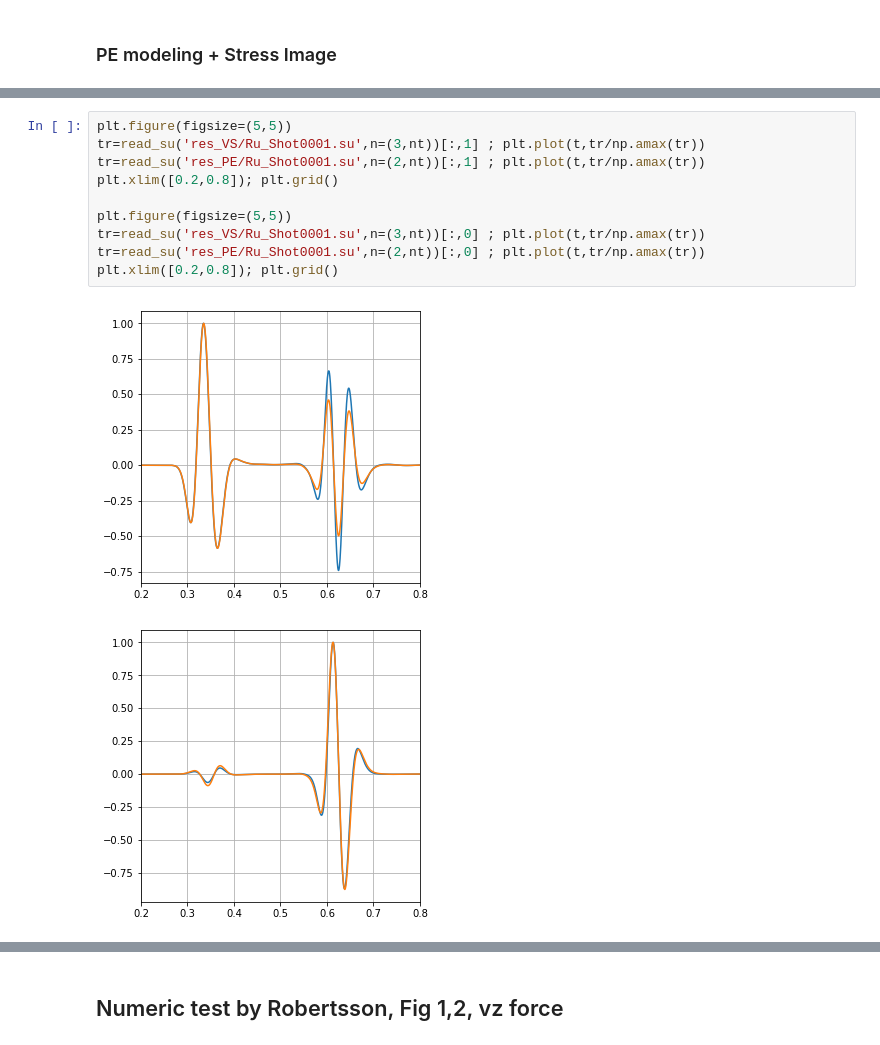
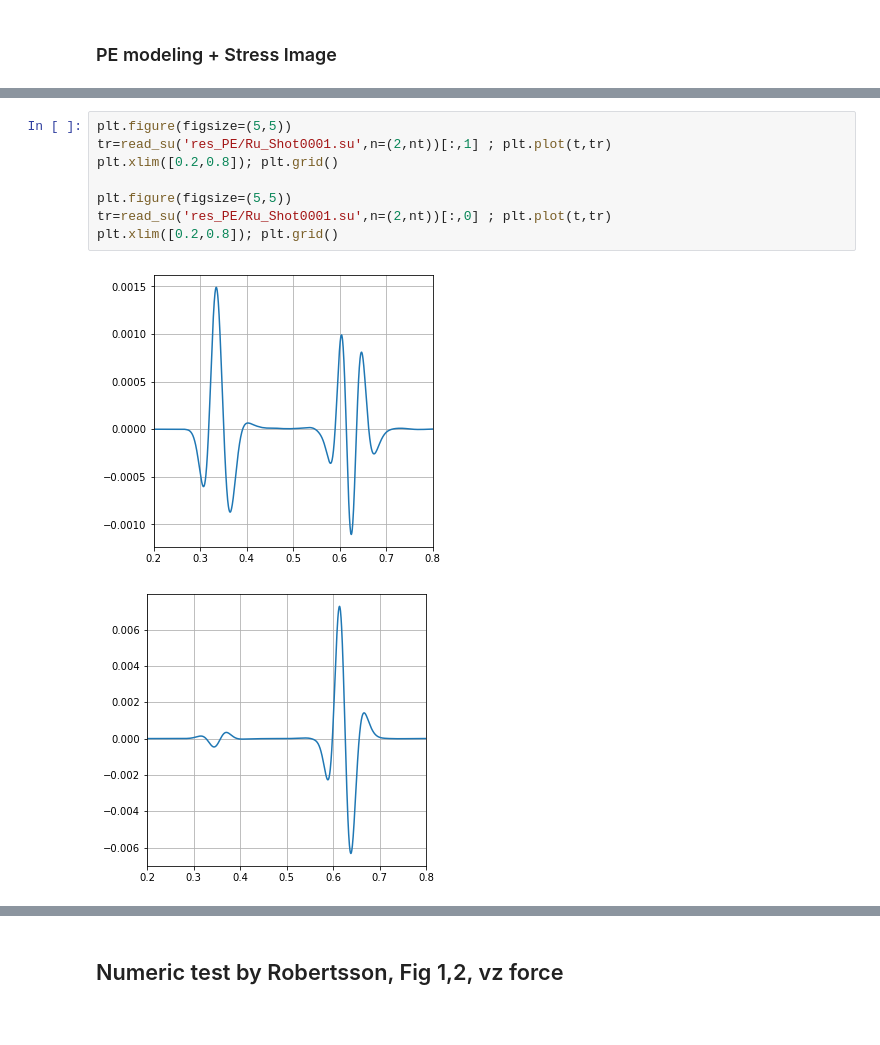
Before and after one commit to joeyartech/SeisJIMU, a Jupyter notebook: Demo/01_ForwardModeling_DAS_Freesurface/go.ipynb, the cells around one changed output, grey strips where cells are left out. Drawn from its saved outputs; the diff is of its cells as text.

```diff
--- a/Demo/01_ForwardModeling_DAS_Freesurface/go.ipynb
+++ b/Demo/01_ForwardModeling_DAS_Freesurface/go.ipynb
@@ -380,13 +380,11 @@ plt.subplot(1,3,3); imshow(read_snap('res_PE/snap_fld_u%es'),perc=98)
 # %%
 plt.figure(figsize=(5,5))
-tr=read_su('res_VS/Ru_Shot0001.su',n=(3,nt))[:,1] ; plt.plot(t,tr/np.amax(tr))
-tr=read_su('res_PE/Ru_Shot0001.su',n=(2,nt))[:,1] ; plt.plot(t,tr/np.amax(tr))
+tr=read_su('res_PE/Ru_Shot0001.su',n=(2,nt))[:,1] ; plt.plot(t,tr)
 plt.xlim([0.2,0.8]); plt.grid()
 
 plt.figure(figsize=(5,5))
-tr=read_su('res_VS/Ru_Shot0001.su',n=(3,nt))[:,0] ; plt.plot(t,tr/np.amax(tr))
-tr=read_su('res_PE/Ru_Shot0001.su',n=(2,nt))[:,0] ; plt.plot(t,tr/np.amax(tr))
+tr=read_su('res_PE/Ru_Shot0001.su',n=(2,nt))[:,0] ; plt.plot(t,tr)
 plt.xlim([0.2,0.8]); plt.grid()
 # %% [output]
-[figure, old version]
+[figure, new version]
-[figure, old version]
+[figure, new version]
```
Also changed, not shown: parts of 31 cells of this notebook, 8 other files.
